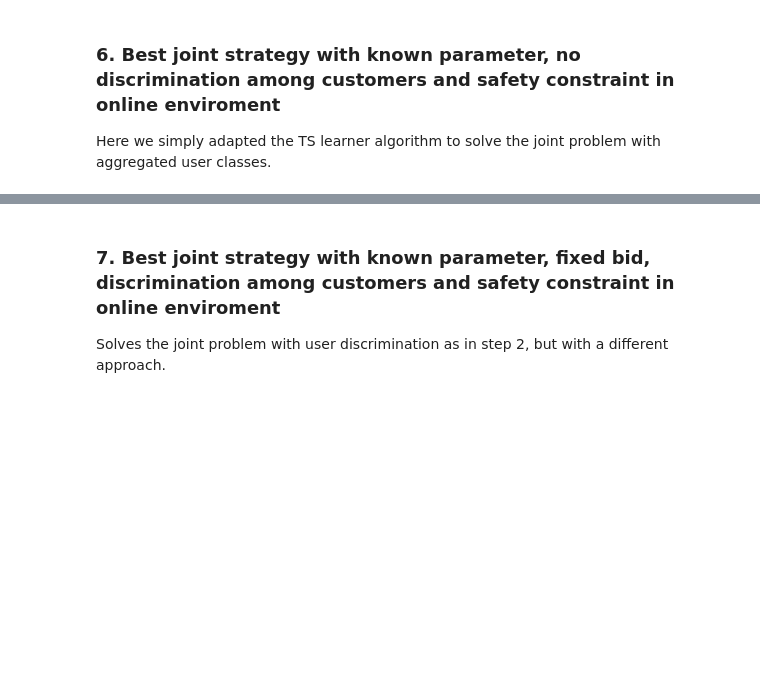
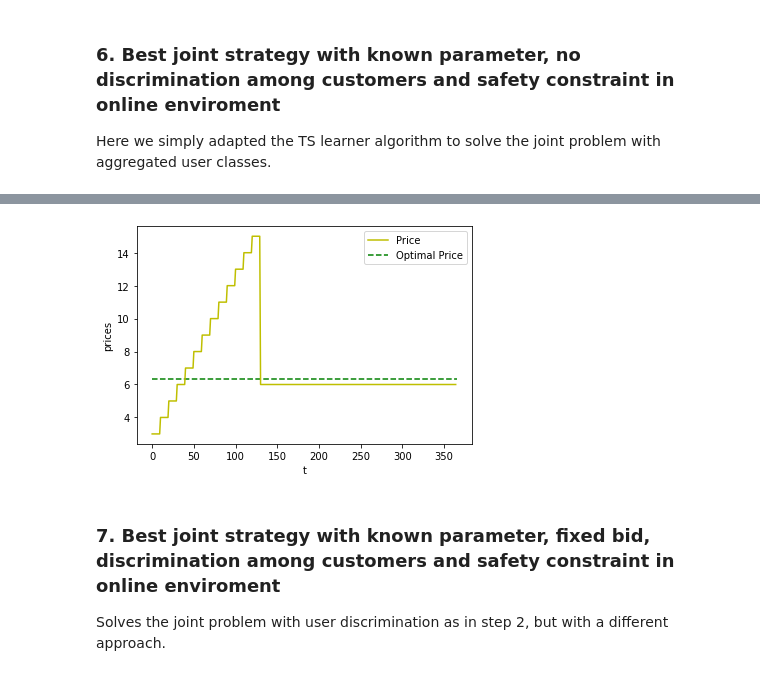
Before and after one commit to CarrattaFrancesco/DataIntelligenceApplication, a Jupyter notebook: project.ipynb, the cells around one changed output, grey strips where cells are left out. Cells and saved outputs as stored; diff of their text form; code cells hidden in the pictures; blank space fills up the shorter version.

```diff
--- a/project.ipynb
+++ b/project.ipynb
@@ -319,3 +335,7 @@ experiment6.showRegret()
+# %%
+experiment6.show_prices()
+# %% [output]
+[figure, added]
 # %% [markdown]
 ### 7. Best joint strategy with known parameter, fixed bid, discrimination among customers and safety constraint in online enviroment
 Solves the joint problem with user discrimination as in step 2, but with a different approach.
```
Also changed, not shown: parts of 13 cells of this notebook, 1 other file.
